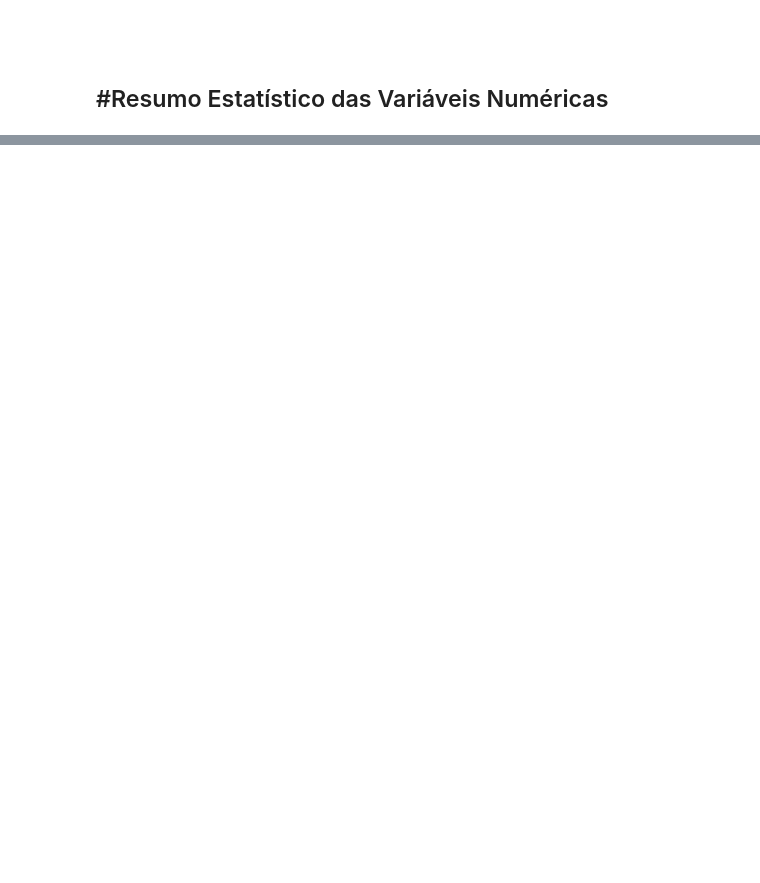
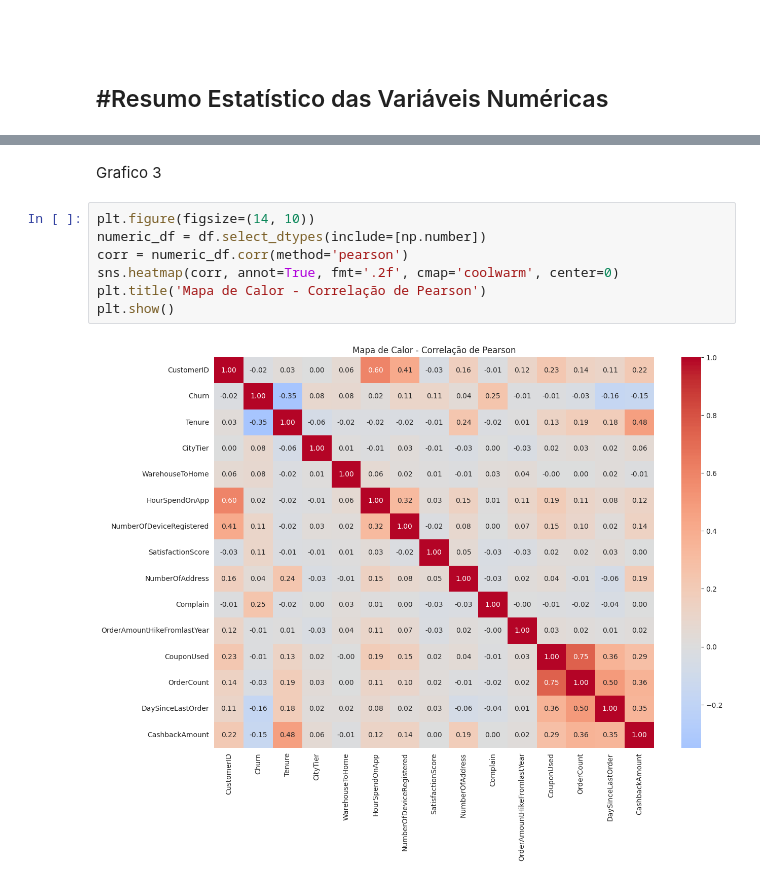
Before and after one commit to alegouvea75/Projeto-Avaliativo-final-Modulo1, a Jupyter notebook: Projeto_Avaliativo_semana_14.ipynb, the cells around one changed output, grey strips where cells are left out. Drawn from its saved outputs; the diff is of its cells as text; blank space fills up the shorter version.

```diff
--- a/Projeto_Avaliativo_semana_14.ipynb
+++ b/Projeto_Avaliativo_semana_14.ipynb
@@ -116,0 +183,11 @@ dtype: int64
+# %% [markdown]
+Grafico 3
+# %%
+plt.figure(figsize=(14, 10))
+numeric_df = df.select_dtypes(include=[np.number])
+corr = numeric_df.corr(method='pearson')
+sns.heatmap(corr, annot=True, fmt='.2f', cmap='coolwarm', center=0)
+plt.title('Mapa de Calor - Correlação de Pearson')
+plt.show()
+# %% [output]
+[figure, added]
```
Also changed, not shown: parts of 6 cells of this notebook.
